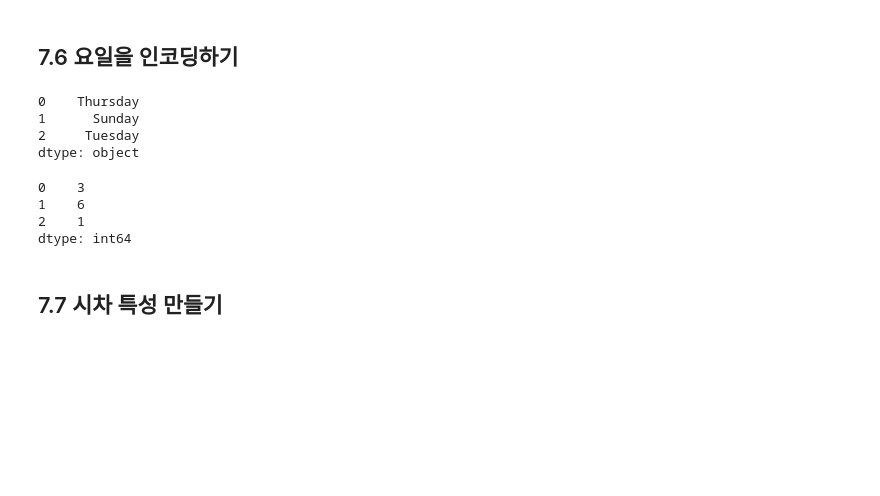
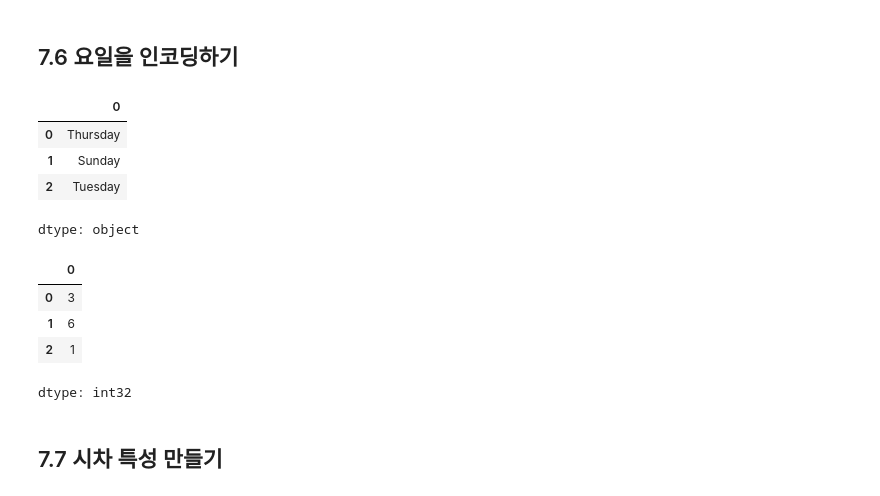
Before and after one commit to rickiepark/ml-with-python-cookbook-2nd, a Jupyter notebook: ch07.ipynb, the cells around one changed output. Cells and saved outputs as stored; diff of their text form; code cells hidden in the pictures; blank space fills up the shorter version.

```diff
--- a/ch07.ipynb
+++ b/ch07.ipynb
@@ -204,25 +209,27 @@ dtype: int64
 # %%
 # 라이브러리를 임포트합니다.
 import pandas as pd
 
 # 시리즈 객체를 만듭니다.
-dates = pd.Series(pd.date_range("2/2/2002", periods=3, freq="M"))
+dates = pd.Series(pd.date_range("2/2/2002", periods=3, freq="ME"))
 
 # 요일을 확인합니다.
 dates.dt.day_name()
 # %% [output]
+|  | 0 |
+| 0 | Thursday |
+| 1 | Sunday |
+| 2 | Tuesday |
-0    Thursday
-1      Sunday
-2     Tuesday
 dtype: object
 # %%
 # 요일을 확인합니다.
 dates.dt.weekday
 # %% [output]
+|  | 0 |
+| 0 | 3 |
+| 1 | 6 |
+| 2 | 1 |
-0    3
-1    6
-2    1
-dtype: int64
+dtype: int32
 # %% [markdown]
 ## 7.7 시차 특성 만들기
 # %%
```
Also changed, not shown: parts of 9 cells of this notebook.
